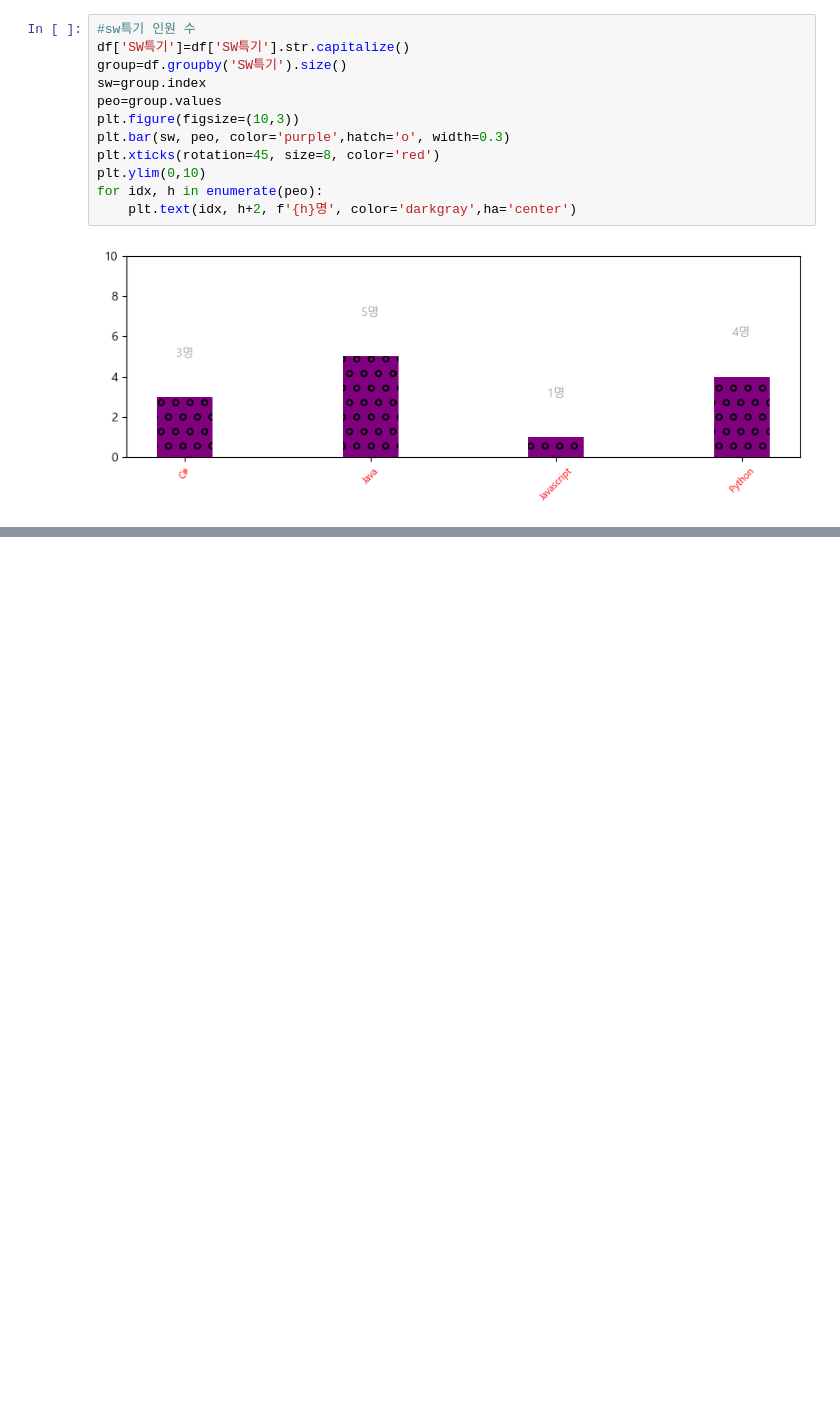
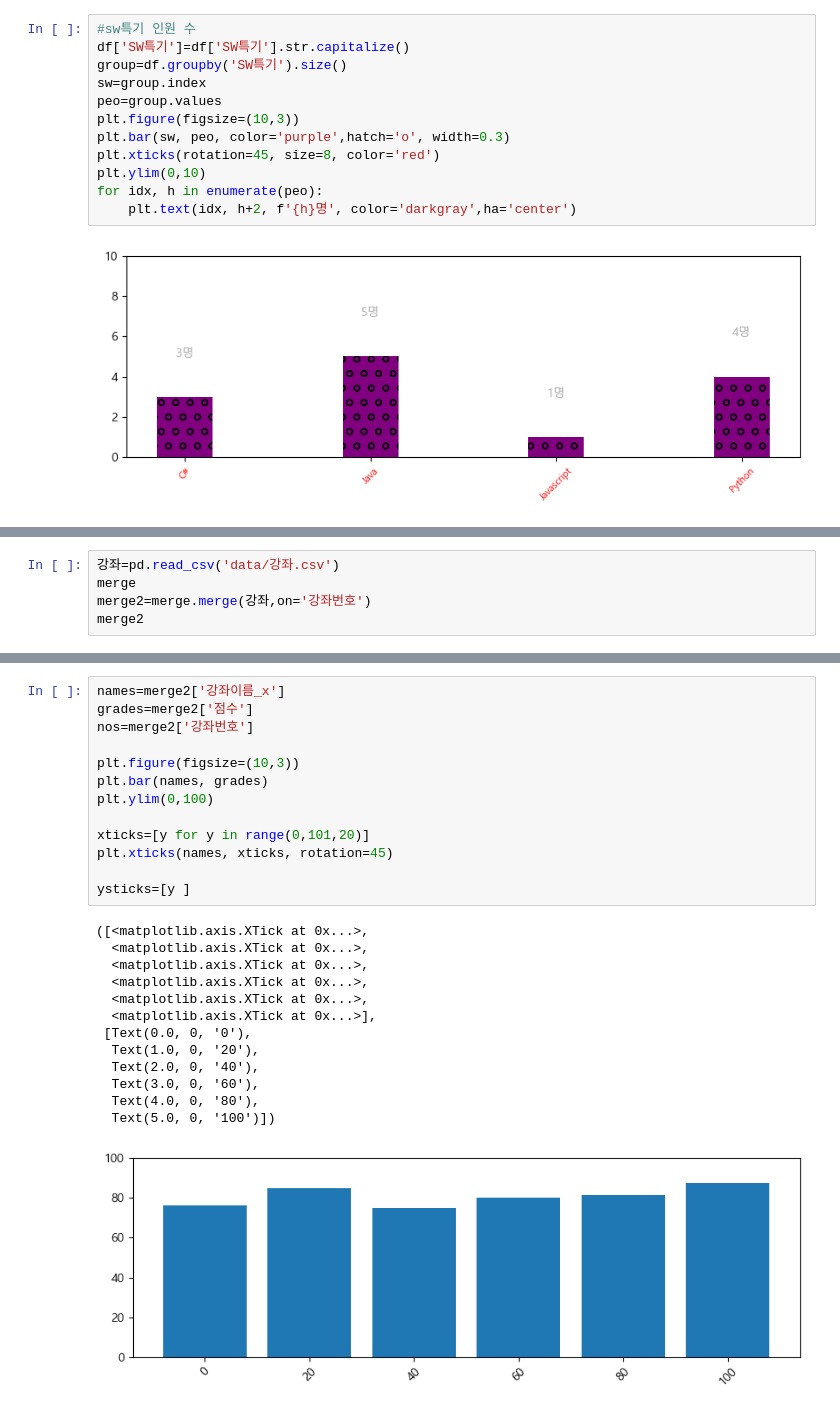
Before and after one commit to Kims-club98/python-project, a Jupyter notebook: 04.데이터시각화/01시각화/08.데이터프레임활용.ipynb, the cells around one changed output, grey strips where cells are left out. Cells and saved outputs as stored; diff of their text form; blank space fills up the shorter version.

```diff
--- a/04.데이터시각화/01시각화/08.데이터프레임활용.ipynb
+++ b/04.데이터시각화/01시각화/08.데이터프레임활용.ipynb
@@ -238,0 +257,5 @@ for idx, h in enumerate(peo):
+# %%
+강좌=pd.read_csv('data/강좌.csv')
+merge
+merge2=merge.merge(강좌,on='강좌번호')
+merge2
@@ -238,0 +282,27 @@ for idx, h in enumerate(peo):
+# %%
+names=merge2['강좌이름_x']
+grades=merge2['점수']
+nos=merge2['강좌번호']
+
+plt.figure(figsize=(10,3))
+plt.bar(names, grades)
+plt.ylim(0,100)
+
+xticks=[y for y in range(0,101,20)]
+plt.xticks(names, xticks, rotation=45)
+
+ysticks=[y ]
+# %% [output]
+([<matplotlib.axis.XTick at 0x...>,
+  <matplotlib.axis.XTick at 0x...>,
+  <matplotlib.axis.XTick at 0x...>,
+  <matplotlib.axis.XTick at 0x...>,
+  <matplotlib.axis.XTick at 0x...>,
+  <matplotlib.axis.XTick at 0x...>],
+ [Text(0.0, 0, '0'),
+  Text(1.0, 0, '20'),
+  Text(2.0, 0, '40'),
+  Text(3.0, 0, '60'),
+  Text(4.0, 0, '80'),
+  Text(5.0, 0, '100')])
+[figure, added]
```
Also changed, not shown: parts of 5 cells of this notebook, 12 other files.
